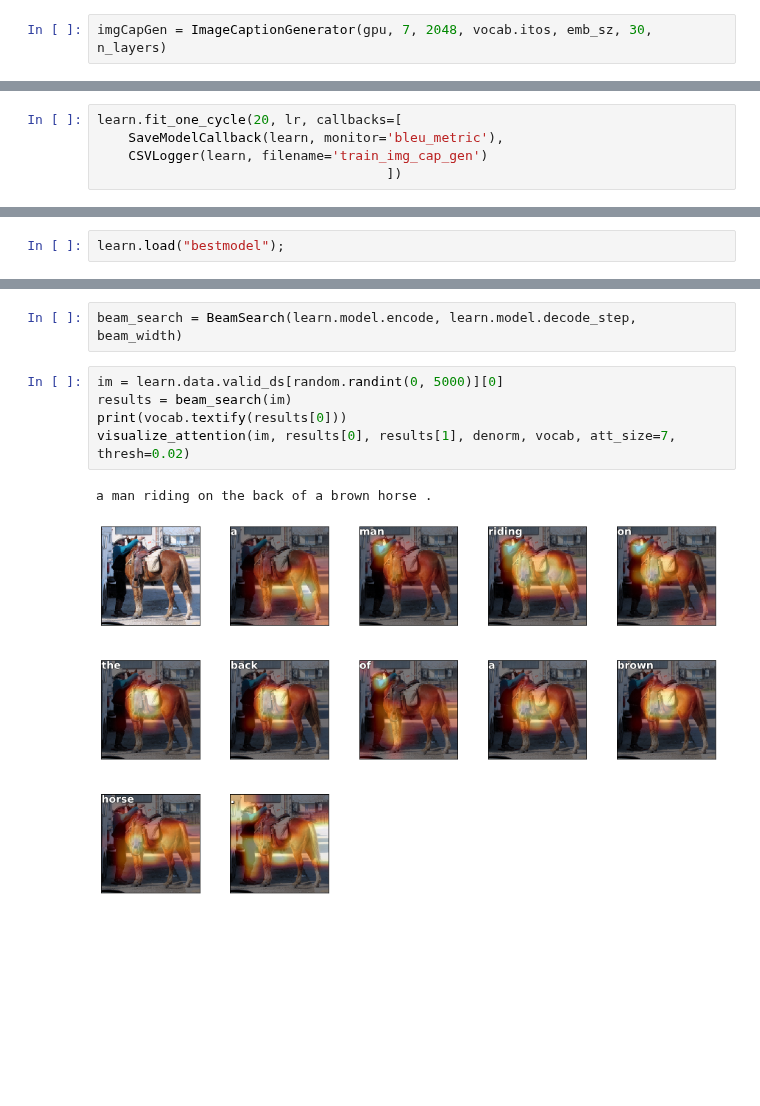
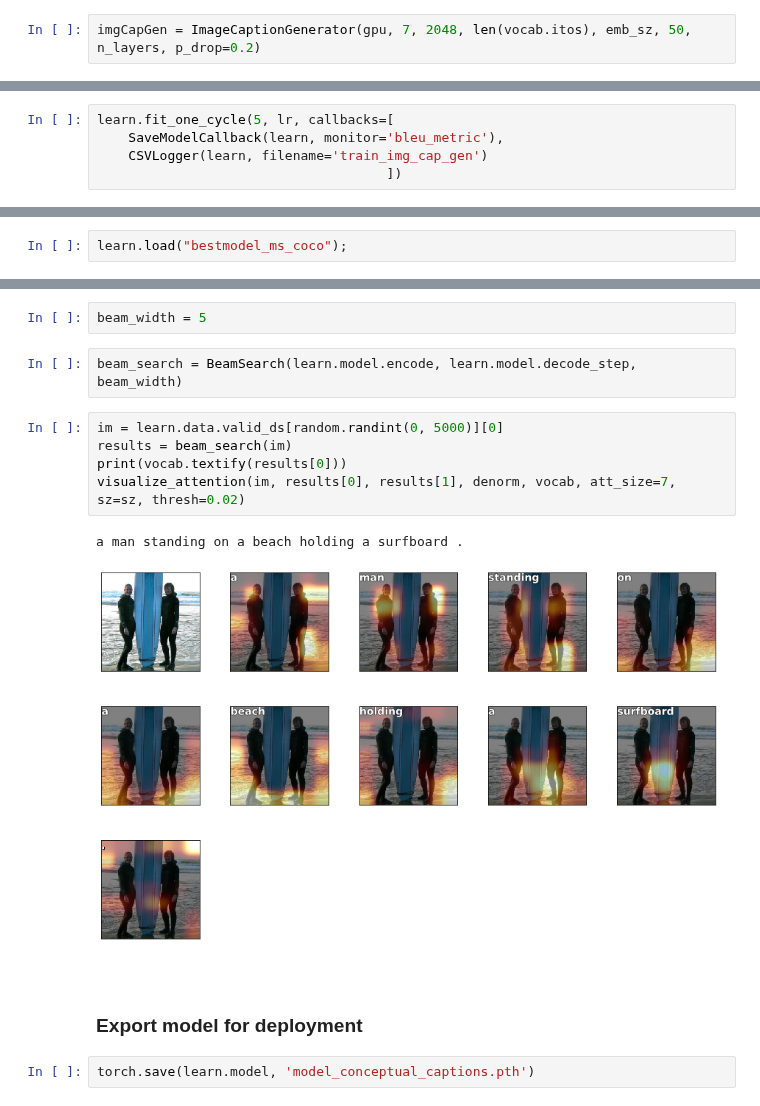
Before and after one commit to fg91/Neural-Image-Caption-Generation-Tutorial, a Jupyter notebook: Tutorial - Show, Attend and Tell.ipynb, the cells around one changed output, grey strips where cells are left out. Saved outputs shown, nothing was run; the diff lists cells and outputs as text; blank space fills up the shorter version.

```diff
--- a/Tutorial - Show, Attend and Tell.ipynb
+++ b/Tutorial - Show, Attend and Tell.ipynb
@@ -548,7 +558,7 @@ class BleuMetric(Callback):
         assert len(self.references) == len(self.candidates)
         return add_metrics(last_metrics, corpus_bleu(self.references, self.candidates))
 # %%
-imgCapGen = ImageCaptionGenerator(gpu, 7, 2048, vocab.itos, emb_sz, 30, n_layers)
+imgCapGen = ImageCaptionGenerator(gpu, 7, 2048, len(vocab.itos), emb_sz, 50, n_layers, p_drop=0.2)
 # %%
 opt_fn = partial(optim.Adam, betas=(0.8, 0.99))
 # %%
@@ -562,7 +577,7 @@ learn.recorder.plot(skip_end=10)
 # %%
 lr = 4e-4
 # %%
-learn.fit_one_cycle(20, lr, callbacks=[
+learn.fit_one_cycle(5, lr, callbacks=[
     SaveModelCallback(learn, monitor='bleu_metric'),
     CSVLogger(learn, filename='train_img_cap_gen')
                                      ])
@@ -636,7 +631,7 @@ for l in list(learn.model.encoder.children())[0]:
 # %% [markdown]
 ## Test using Beam Search against all reference captions
 # %%
-learn.load("bestmodel");
+learn.load("bestmodel_ms_coco");
 # %%
 learn.model.eval();
 # %%
@@ -673,12 +656,18 @@ Total Bleu score for a beam width of 5: 27.934373524568663
 # %% [markdown]
 ## Viszualize attention
+# %%
+beam_width = 5
 # %%
 beam_search = BeamSearch(learn.model.encode, learn.model.decode_step, beam_width)
 # %%
 im = learn.data.valid_ds[random.randint(0, 5000)][0]
 results = beam_search(im)
 print(vocab.textify(results[0]))
-visualize_attention(im, results[0], results[1], denorm, vocab, att_size=7, thresh=0.02)
+visualize_attention(im, results[0], results[1], denorm, vocab, att_size=7, sz=sz, thresh=0.02)
 # %% [output]
-a man riding on the back of a brown horse .
+a man standing on a beach holding a surfboard .
-[figure, old version]
+[figure, new version]
+# %% [markdown]
+### Export model for deployment
+# %%
+torch.save(learn.model, 'model_conceptual_captions.pth')
```
Also changed, not shown: parts of 13 cells of this notebook, 4 other files.
